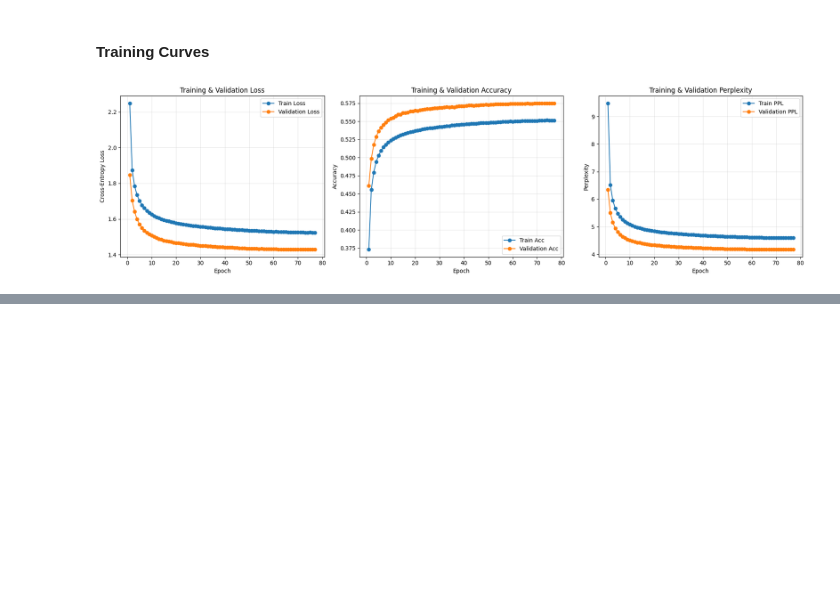
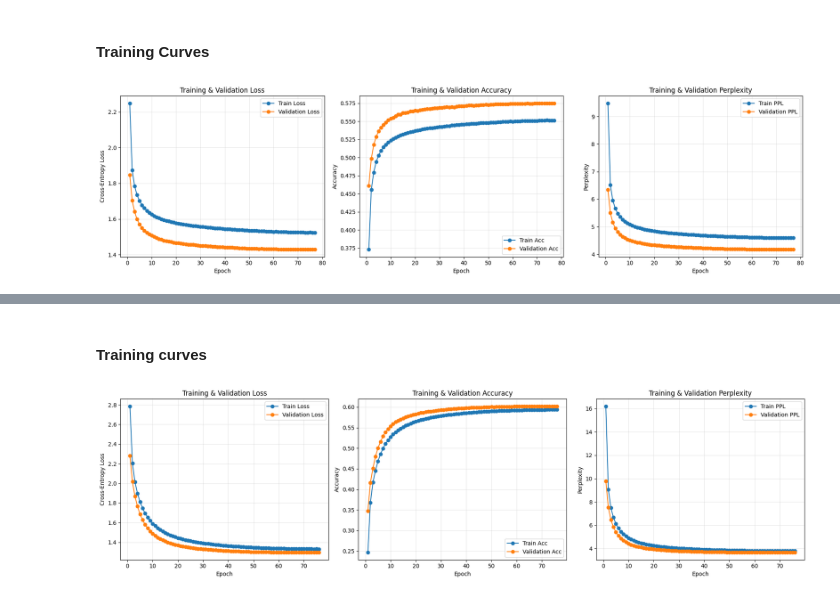
Before and after one commit to NESHADUR/character-level-feedforward-language-model, a Jupyter notebook: Neural Network-based Language Models.ipynb, the cells around one changed output, grey strips where cells are left out. Drawn from its saved outputs; the diff is of its cells as text; code cells hidden in the pictures; blank space fills up the shorter version.

```diff
--- a/Neural Network-based Language Models.ipynb
+++ b/Neural Network-based Language Models.ipynb
@@ -992,12 +1004,8 @@ We use non-overlapping chunks (`stride = seq_len`) for efficiency.
 
 class CharSequenceDataset(Dataset):
     '''Yields (input_seq, target_seq) pairs where target_seq is input_seq shifted
-    right by one character.  Both have length seq_len.
+    right by one character.  Both have length seq_len.'''
 
-    This differs from the feedforward CharContextDataset which returned a single
-    target character -- here we return a target at every time step so the RNN
-    is trained on a prediction at each position in the sequence.
-    '''
     def __init__(self, ids: torch.Tensor, seq_len: int, stride: int = None):
         self.ids = ids
         self.seq_len = seq_len
@@ -1544,0 +2002,14 @@ to repldits while ahror_ just the r
+# %%
+xb, yb = next(iter(train_loader))
+xb, yb = xb.to(device), yb.to(device)
+
+model.eval()
+with torch.no_grad():
+    logits, (h_n, c_n) = model(xb)
+
+print("Logits shape :", tuple(logits.shape), "  -> (batch, seq_len, vocab)")
+print("h_n shape    :", tuple(h_n.shape),    "  -> (num_layers, batch, hidden_dim)")
+print("c_n shape    :", tuple(c_n.shape),    "  -> (num_layers, batch, hidden_dim)")
+
+init_loss = criterion(logits.reshape(-1, V), yb.reshape(-1)).item()
+print(f"Initial loss : {init_loss:.4f}   |   ln(V) = {math.log(V):.4f}   (they should be close)")
@@ -1544,0 +2231,44 @@ to repldits while ahror_ just the r
+# %% [markdown]
+#### Training curves
+# %%
+import matplotlib.pyplot as plt
+
+epochs_range = range(1, len(train_losses) + 1)
+
+plt.figure(figsize=(18, 5))
+
+# Loss curve
+plt.subplot(1, 3, 1)
+plt.plot(epochs_range, train_losses, label='Train Loss', marker='o')
+plt.plot(epochs_range, val_losses, label='Validation Loss', marker='o')
+plt.title('Training & Validation Loss')
+plt.xlabel('Epoch')
+plt.ylabel('Cross-Entropy Loss')
+plt.legend()
+plt.grid(True, alpha=0.3)
+
+# Accuracy curve
+plt.subplot(1, 3, 2)
+plt.plot(epochs_range, train_accuracies, label='Train Acc', marker='o')
+plt.plot(epochs_range, val_accuracies, label='Validation Acc', marker='o')
+plt.title('Training & Validation Accuracy')
+plt.xlabel('Epoch')
+plt.ylabel('Accuracy')
+plt.legend()
+plt.grid(True, alpha=0.3)
+
+# Perplexity curve
+plt.subplot(1, 3, 3)
+plt.plot(epochs_range, train_perplexities, label='Train PPL', marker='o')
+plt.plot(epochs_range, val_perplexities, label='Validation PPL', marker='o')
+plt.title('Training & Validation Perplexity')
+plt.xlabel('Epoch')
+plt.ylabel('Perplexity')
+plt.legend()
+plt.grid(True, alpha=0.3)
+
+plt.tight_layout()
+plt.savefig('lstmlm_curves.png', dpi=150)
+plt.show()
+# %% [output]
+[figure, added]
```
Also changed, not shown: parts of 69 cells of this notebook.
